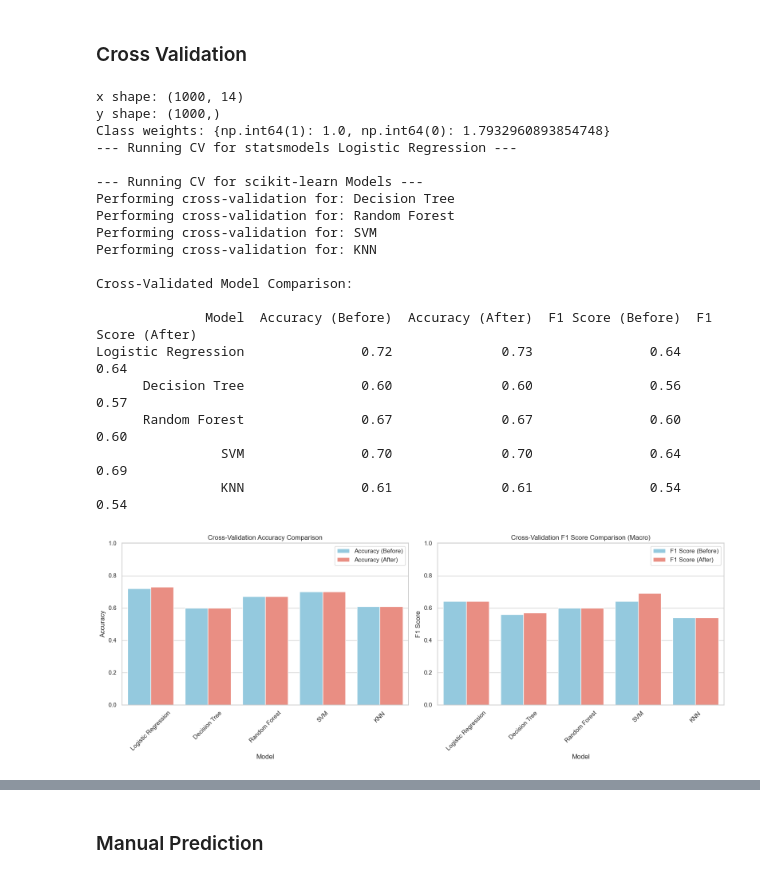
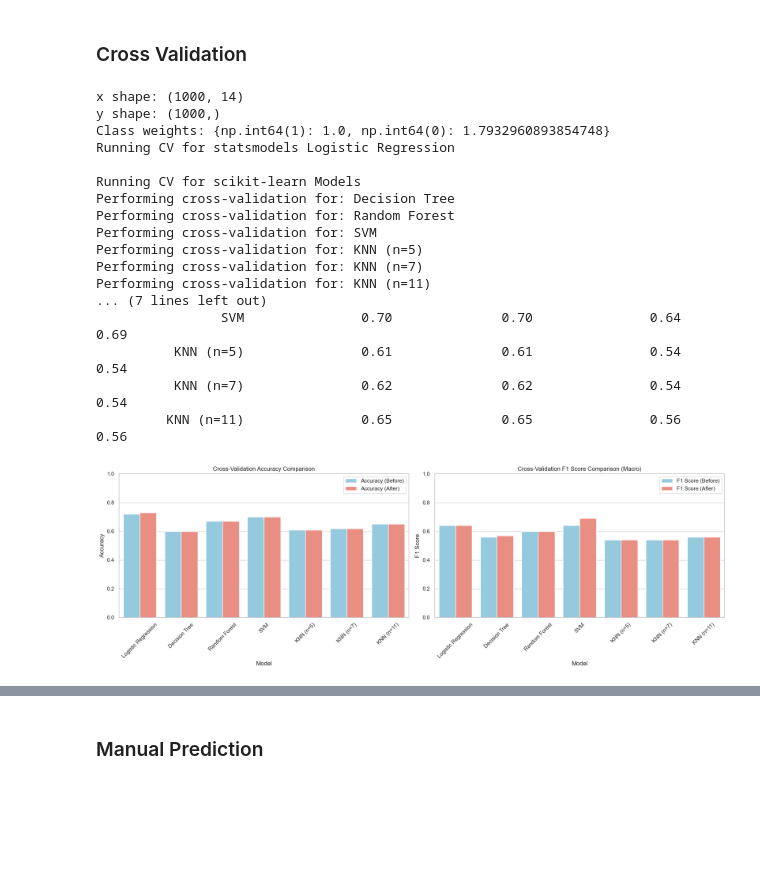
Before and after one commit to SakibMizan/MLProjectStudentPerformance, a Jupyter notebook: SakibMizanProject.ipynb, the cells around one changed output, grey strips where cells are left out. Cells and saved outputs as stored; diff of their text form; code cells hidden in the pictures; blank space fills up the shorter version.

```diff
--- a/SakibMizanProject.ipynb
+++ b/SakibMizanProject.ipynb
@@ -832,6 +832,7 @@ from sklearn.neighbors import KNeighborsClassifier
 from sklearn.metrics import classification_report, f1_score
 from sklearn.exceptions import UndefinedMetricWarning
 import warnings
+import pandas as pd
 
 warnings.filterwarnings('ignore', category=UndefinedMetricWarning)
 
@@ -841,7 +842,9 @@ models = {
     'Decision Tree': DecisionTreeClassifier(random_state=42, class_weight=class_weight),
     'Random Forest': RandomForestClassifier(random_state=42, n_estimators=100, class_weight=class_weight),
     'SVM': SVC(random_state=42, class_weight=class_weight, probability=True),
-    'KNN': KNeighborsClassifier(n_neighbors=5)  # No class_weight support
+    'KNN (n=5)': KNeighborsClassifier(n_neighbors=5),  # Original KNN
+    'KNN (n=7)': KNeighborsClassifier(n_neighbors=7),  # Additional KNN
+    'KNN (n=11)': KNeighborsClassifier(n_neighbors=11)  # Additional KNN
 }
 
 results = []
@@ -849,17 +852,27 @@ results = []
 for name, model in models.items():
     print(f"Training: {name}")
 
-    if name == 'KNN':
-        model_no_weights = KNeighborsClassifier(n_neighbors=5)
+    if 'KNN' in name:
+        # For KNN models, create unweighted version (KNN doesn't support class_weight)
+        model_no_weights = model.__class__(n_neighbors=model.n_neighbors)
     else:
+        # For other models, create unweighted version
         model_no_weights = model.__class__(random_state=42)
 
+    # Train and evaluate unweighted version (before handling imbalance)
     model_no_weights.fit(x_train, y_train)
     y_pred_unweighted = model_no_weights.predict(x_test)
     report_unweighted = classification_report(y_test, y_pred_unweighted, output_dict=True)
 
-    model.fit(x_train, y_train)
-    y_pred_weighted = model.predict(x_test)
+    # Train and evaluate weighted version (after handling imbalance)
+    # Note: KNN will be same as unweighted since it doesn't support class_weight
+    if 'KNN' in name:
+        model_weighted = model_no_weights  # KNN can't use weights
+    else:
+        model_weighted = model
+
+    model_weighted.fit(x_train, y_train)
+    y_pred_weighted = model_weighted.predict(x_test)
     report_weighted = classification_report(y_test, y_pred_weighted, output_dict=True)
 
     results.append({
@@ -1026,7 +1019,7 @@ cv_results = []
 scores_logit_before = {'accuracy': [], 'f1': []}
 scores_logit_after = {'accuracy': [], 'f1': []}
 
-print("--- Running CV for statsmodels Logistic Regression ---")
+print("Running CV for statsmodels Logistic Regression")
 
 for train_idx, test_idx in skf.split(x, y):
     x_train, x_test = x.iloc[train_idx], x.iloc[test_idx]
@@ -1091,7 +1084,7 @@ cv_results.append({
 })
 
 # Other Models
-print("\n--- Running CV for scikit-learn Models ---")
+print("\nRunning CV for scikit-learn Models")
 
 class_weight_dict = {0: 642 / 358, 1: 1}
 
@@ -1099,7 +1092,9 @@ models = {
     'Decision Tree': DecisionTreeClassifier(random_state=42),
     'Random Forest': RandomForestClassifier(random_state=42, n_estimators=100),
     'SVM': SVC(random_state=42, probability=True),
-    'KNN': KNeighborsClassifier(n_neighbors=5)
+    'KNN (n=5)': KNeighborsClassifier(n_neighbors=5),
+    'KNN (n=7)': KNeighborsClassifier(n_neighbors=7),
+    'KNN (n=11)': KNeighborsClassifier(n_neighbors=11)
 }
 
 scoring = {'accuracy': make_scorer(accuracy_score), 'f1_macro': make_scorer(f1_score, average='macro')}
@@ -1112,7 +1107,7 @@ for name, model in models.items():
         print(f"Error during CV for {name} (Before): {e}")
         scores_unweighted = {'test_accuracy': [0]*n_splits, 'test_f1_macro': [0]*n_splits}
 
-    if 'class_weight' in model.get_params() and name != 'KNN':
+    if 'class_weight' in model.get_params() and 'KNN' not in name:
         try:
             model_weighted = model.__class__(random_state=42, class_weight=class_weight_dict)
             scores_weighted = cross_validate(model_weighted, x, y, cv=skf, scoring=scoring)
@@ -1136,49 +1131,49 @@ cv_df.iloc[:, 1:] = cv_df.iloc[:, 1:].round(2)
 print("\nCross-Validated Model Comparison:\n")
 print(cv_df.to_string(index=False))
 
-
+# Visualization
 sns.set(style="whitegrid")
-plt.figure(figsize=(16, 6))
+plt.figure(figsize=(18, 6))
 
 plt.subplot(1, 2, 1)
-df_acc = cv_df.melt(id_vars='Model', value_vars=['Accuracy (Before)', 'Accuracy (After)'], var_name='Condition', value_name='Accuracy')
+df_acc = cv_df.melt(id_vars='Model', value_vars=['Accuracy (Before)', 'Accuracy (After)'],
+                    var_name='Condition', value_name='Accuracy')
 df_acc['Accuracy'] = df_acc['Accuracy'].astype(float)
 sns.barplot(data=df_acc, x='Model', y='Accuracy', hue='Condition', palette=['skyblue', 'salmon'])
 plt.title('Cross-Validation Accuracy Comparison')
 plt.ylim(0, 1)
 plt.xticks(rotation=45)
 plt.legend(title='')
 
 plt.subplot(1, 2, 2)
-df_f1 = cv_df.melt(id_vars='Model', value_vars=['F1 Score (Before)', 'F1 Score (After)'], var_name='Condition', value_name='F1 Score')
+df_f1 = cv_df.melt(id_vars='Model', value_vars=['F1 Score (Before)', 'F1 Score (After)'],
+                  var_name='Condition', value_name='F1 Score')
 df_f1['F1 Score'] = df_f1['F1 Score'].astype(float)
 sns.barplot(data=df_f1, x='Model', y='F1 Score', hue='Condition', palette=['skyblue', 'salmon'])
 plt.title('Cross-Validation F1 Score Comparison (Macro)')
 plt.ylim(0, 1)
 plt.xticks(rotation=45)
 plt.legend(title='')
 
 plt.tight_layout()
 plt.show()
 # %% [output]
 x shape: (1000, 14)
 y shape: (1000,)
 Class weights: {np.int64(1): 1.0, np.int64(0): 1.7932960893854748}
---- Running CV for statsmodels Logistic Regression ---
+Running CV for statsmodels Logistic Regression
 
---- Running CV for scikit-learn Models ---
+Running CV for scikit-learn Models
 Performing cross-validation for: Decision Tree
 Performing cross-validation for: Random Forest
 Performing cross-validation for: SVM
-Performing cross-validation for: KNN
-
-Cross-Validated Model Comparison:
-
-              Model  Accuracy (Before)  Accuracy (After)  F1 Score (Before)  F1 Score (After)
-Logistic Regression               0.72              0.73               0.64              0.64
-      Decision Tree               0.60              0.60               0.56              0.57
-      Random Forest               0.67              0.67               0.60              0.60
+Performing cross-validation for: KNN (n=5)
+Performing cross-validation for: KNN (n=7)
+Performing cross-validation for: KNN (n=11)
+... (7 lines left out)
                 SVM               0.70              0.70               0.64              0.69
-                KNN               0.61              0.61               0.54              0.54
+          KNN (n=5)               0.61              0.61               0.54              0.54
+          KNN (n=7)               0.62              0.62               0.54              0.54
+         KNN (n=11)               0.65              0.65               0.56              0.56
-[figure, old version]
+[figure, new version]
 # %%
```
Also changed, not shown: parts of 28 cells of this notebook.
